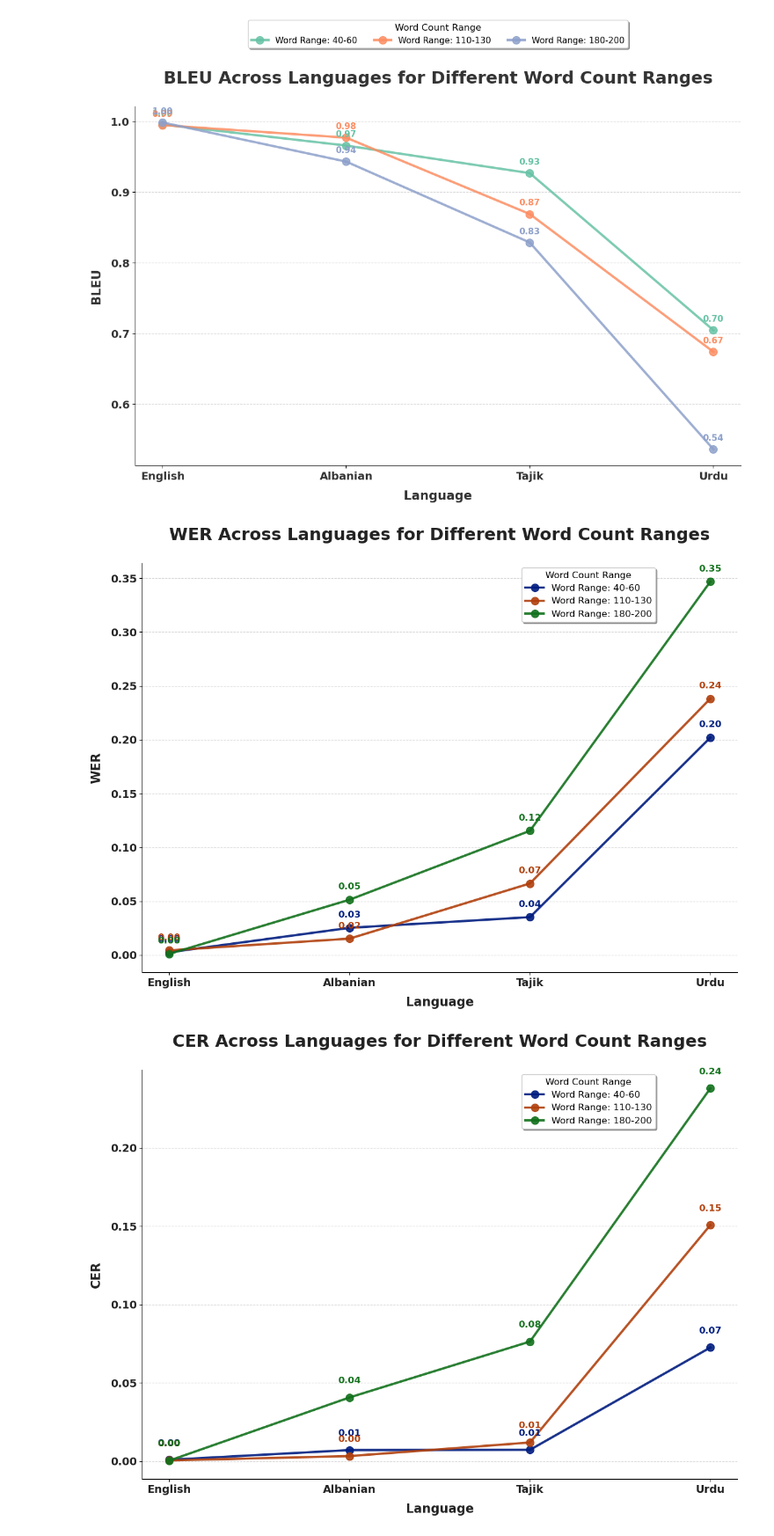
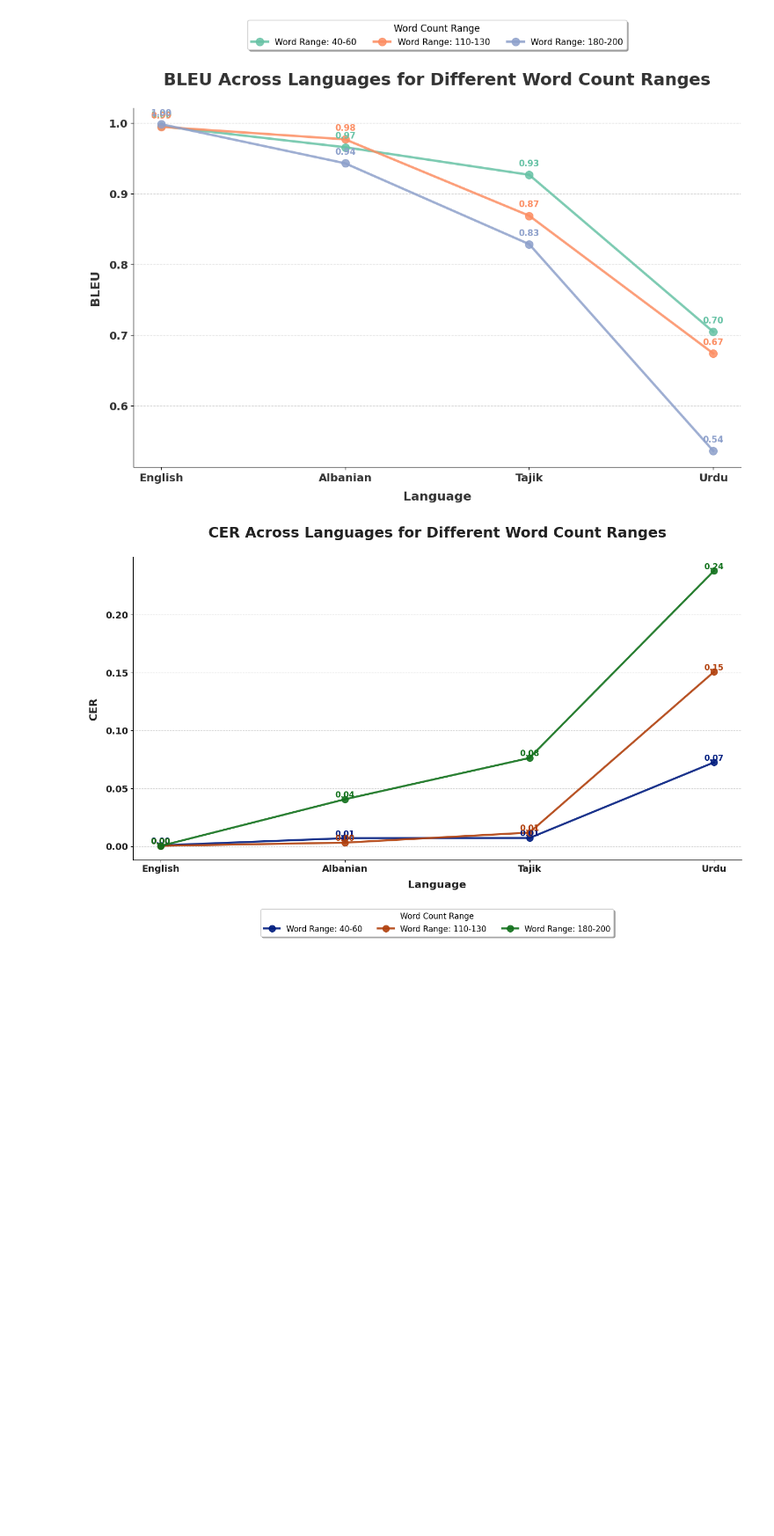
Before and after one commit to abdullahsohaill/CS6303-ResearchProject, a Jupyter notebook: Analysis/Word_Count_Analysis.ipynb, the cells around one changed output. Shown at 88% size. Saved outputs shown, nothing was run; the diff lists cells and outputs as text; code cells hidden in the pictures; blank space fills up the shorter version.

Commit message:
changed plots

```diff
--- a/Analysis/Word_Count_Analysis.ipynb
+++ b/Analysis/Word_Count_Analysis.ipynb
@@ -1324,17 +1324,20 @@ import pandas as pd
 import matplotlib.pyplot as plt
 import seaborn as sns
 
-# Combined Line Plot Function with Improved Colors and Layout
+# Enhanced Combined Line Plot Function with Dynamic Offsets
 def plot_combined_line(metrics_df, metric):
-    plt.figure(figsize=(12, 9))  # Maintain figure size for balance
+    plt.figure(figsize=(14, 9))  # Slightly larger figure for clarity
 
-    # Updated custom vibrant and cohesive colors
+    # Custom vibrant and cohesive colors
     custom_palette = sns.color_palette('dark', n_colors=4)
 
     # Sort the languages in the specified order
     language_order = ['English', 'Albanian', 'Tajik', 'Urdu']
     metrics_df['Language'] = pd.Categorical(metrics_df['Language'], categories=language_order, ordered=True)
     metrics_df = metrics_df.sort_values('Language')
+
+    # Track positions to dynamically adjust annotation offsets
+    annotation_positions = {}
 
     # Plot lines for each word count range
     for idx, word_count_range in enumerate(metrics_df['Word Count Range'].unique()):
@@ -1351,10 +1354,21 @@ def plot_combined_line(metrics_df, metric):
             alpha=0.9
         )
 
-        # Annotate values with better spacing and bold colors
-        for x, y in zip(subset['Language'], subset[metric]):
+        # Annotate values dynamically to prevent overlap
+        for i, (x, y) in enumerate(zip(subset['Language'], subset[metric])):
+            rounded_y = round(y, 2)  # Round value to 2dp
+            y_position = y  # Start annotation at the y-value
+
+            # Adjust dynamically if annotation position already taken
+            while y_position in annotation_positions.get(x, set()):
+                y_position += 0.01  # Increment position slightly upward
+
+            # Update annotation position tracking
+            annotation_positions.setdefault(x, set()).add(y_position)
+
+            # Add the text annotation
             plt.text(
-                x, y + 0.008, f'{y:.2f}',
+                x, y_position, f'{rounded_y:.2f}',
                 ha='center',
                 va='bottom',
                 fontsize=12,
@@ -1362,40 +1376,40 @@ def plot_combined_line(metrics_df, metric):
                 color=custom_palette[idx % len(custom_palette)]
             )
 
-    # Aesthetic customizations with darker colors for labels and title
+    # Title and labels
     plt.title(f"{metric} Across Languages for Different Word Count Ranges",
               fontsize=22, fontweight='bold', pad=30, color="#222222")
     plt.xlabel("Language", fontsize=16, fontweight='bold', labelpad=10, color="#222222")
     plt.ylabel(metric, fontsize=16, fontweight='bold', labelpad=10, color="#222222")
     plt.xticks(fontsize=14, fontweight='bold', color="#222222")
     plt.yticks(fontsize=14, fontweight='bold', color="#222222")
     plt.grid(axis='y', linestyle='--', alpha=0.5)
     sns.despine()
 
-    # Improved legend placed neatly
+    # Legend centered at the bottom
     plt.legend(
         title="Word Count Range",
         title_fontsize=12,
         fontsize=12,
         loc='upper center',
-        bbox_to_anchor=(0.75, 1),  # Adjust for neat placement
+        bbox_to_anchor=(0.5, -0.15),  # Place below the plot
         frameon=True,
         fancybox=True,
         shadow=True,
-        ncol=1
+        ncol=3
     )
 
+    # Adjust layout to avoid clipping
     plt.tight_layout()
     plt.show()
 
 # Prepare Data (Assuming DataFrame already exists)
 word_count_ranges = ['40-60', '110-130', '180-200']
 combined_df = prepare_combined_data()  # Assuming the data preparation function is defined
 metrics_df = prepare_data_for_all_ranges(combined_df, word_count_ranges)
 
-# Plot WER, CER, BLEU for all word count ranges with vibrant colors
-for metric in ['WER', 'CER', 'BLEU']:
+# Plot WER, CER, BLEU for all word count ranges
+for metric in ['CER']:
     plot_combined_line(metrics_df, metric)
 # %% [output]
-[figure, old version]
+[figure, new version]
-[figure, removed]
```
Also changed, not shown: parts of 6 cells of this notebook, 3 other files.
